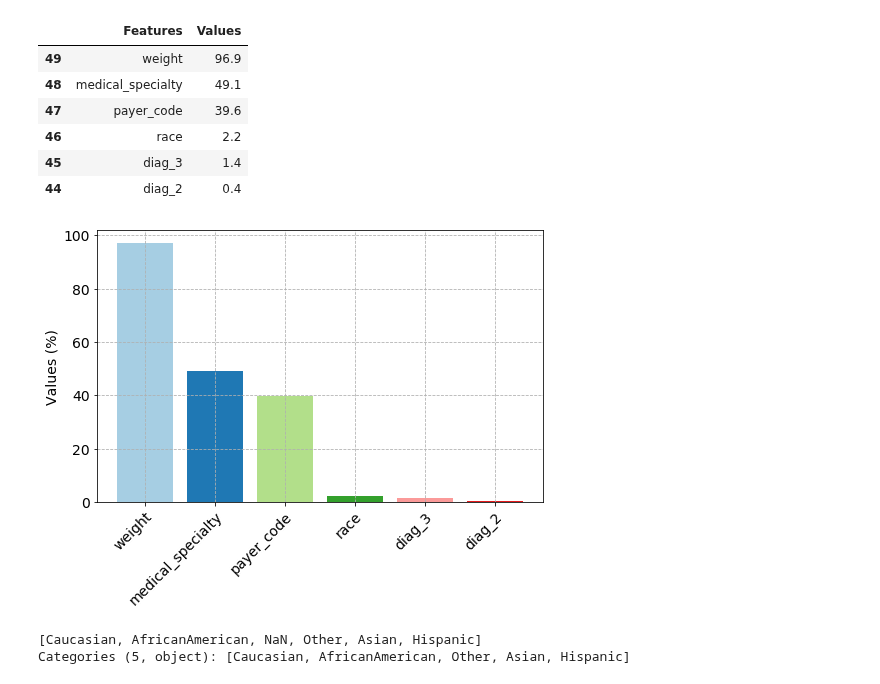
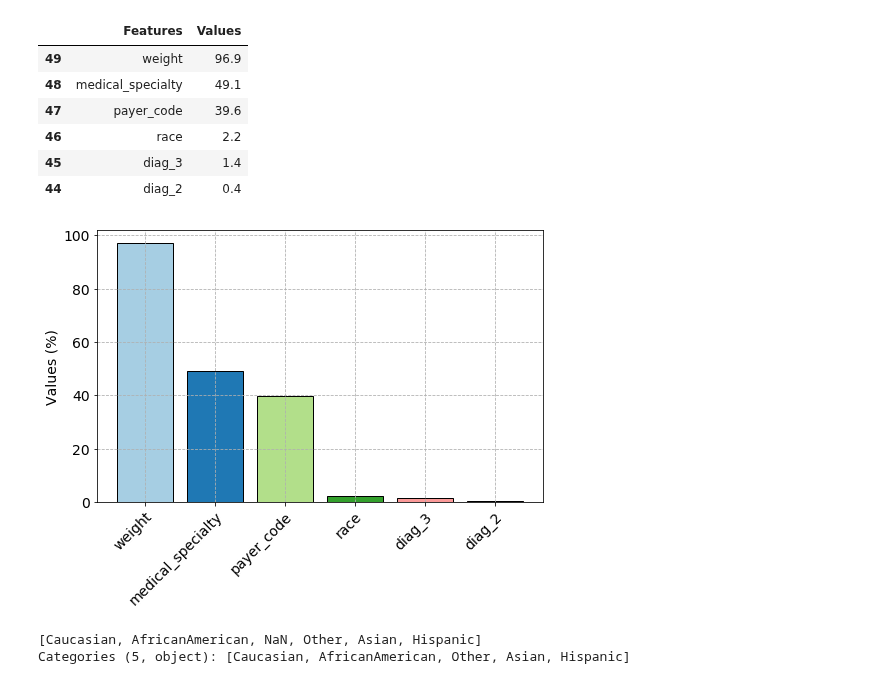
Before and after one commit to capac/kaggle-notebooks, a Jupyter notebook: diabetes-in-130-US-hospitals/1-data-preparation.ipynb, the cells around one changed output. Saved outputs shown, nothing was run; the diff lists cells and outputs as text; code cells hidden in the pictures.

```diff
--- a/diabetes-in-130-US-hospitals/1-data-preparation.ipynb
+++ b/diabetes-in-130-US-hospitals/1-data-preparation.ipynb
@@ -140,13 +140,13 @@ missing_df.head(10)
 | 44 | diag_2 | 0.4 |
 # %%
 fig, axes = plt.subplots(figsize=(8, 5))
-axes.bar(missing_df['Features'], missing_df['Values'], color=plt.cm.Paired.colors)
+axes.bar(missing_df['Features'], missing_df['Values'], color=plt.cm.Paired.colors, edgecolor='k')
 plt.setp(axes.get_xticklabels(), ha="right", rotation_mode="anchor", rotation=45, fontsize=14)
 plt.setp(axes.get_yticklabels(), fontsize=14)
 axes.set_ylabel('Values (%)', fontsize=14)
 plt.grid(True, linestyle='--');
 # %% [output]
-[figure, old version]
+[figure, new version]
 # %%
 df['race'].unique()
 # %% [output]
```
Also changed, not shown: parts of 7 cells of this notebook.
